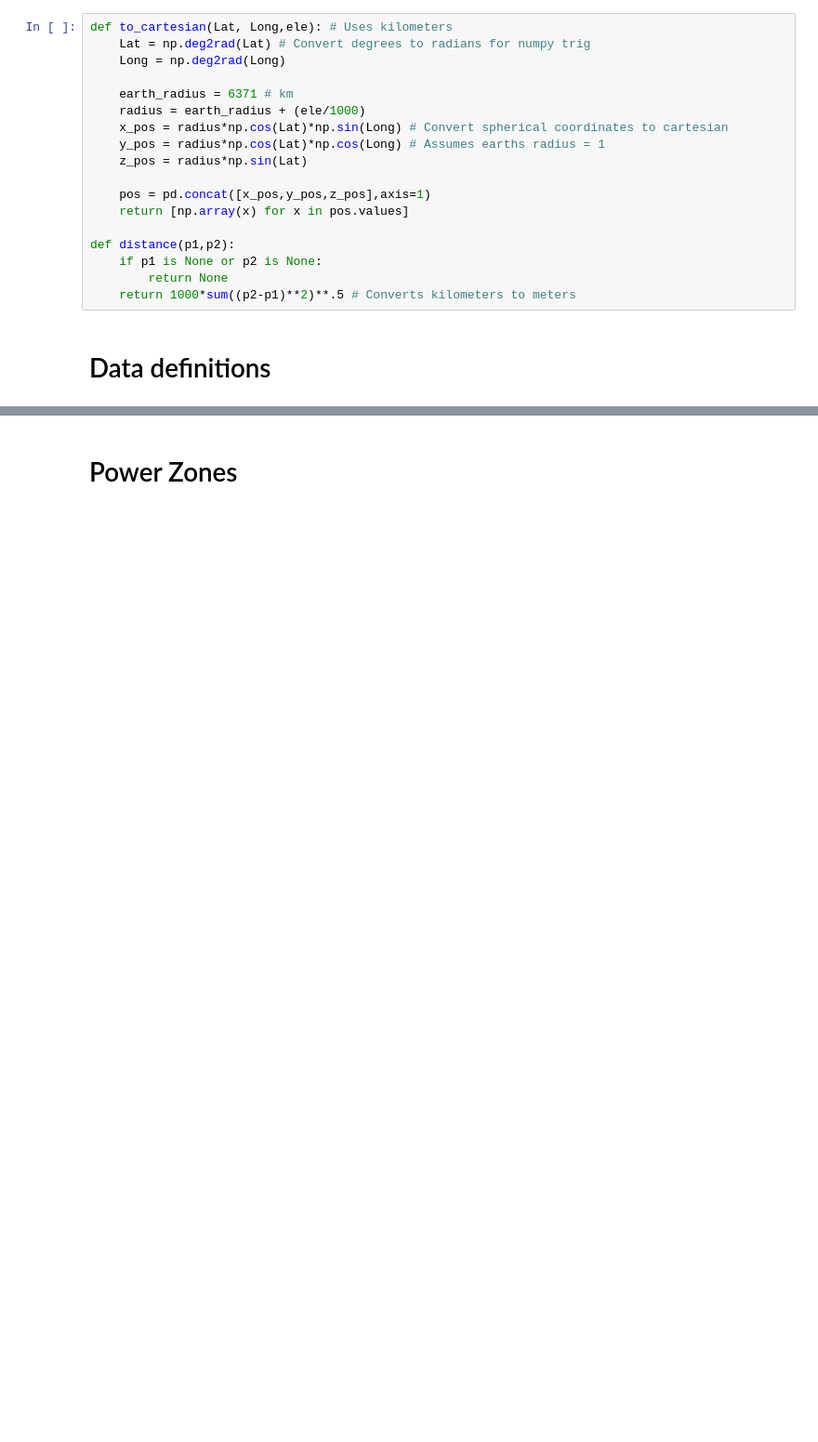
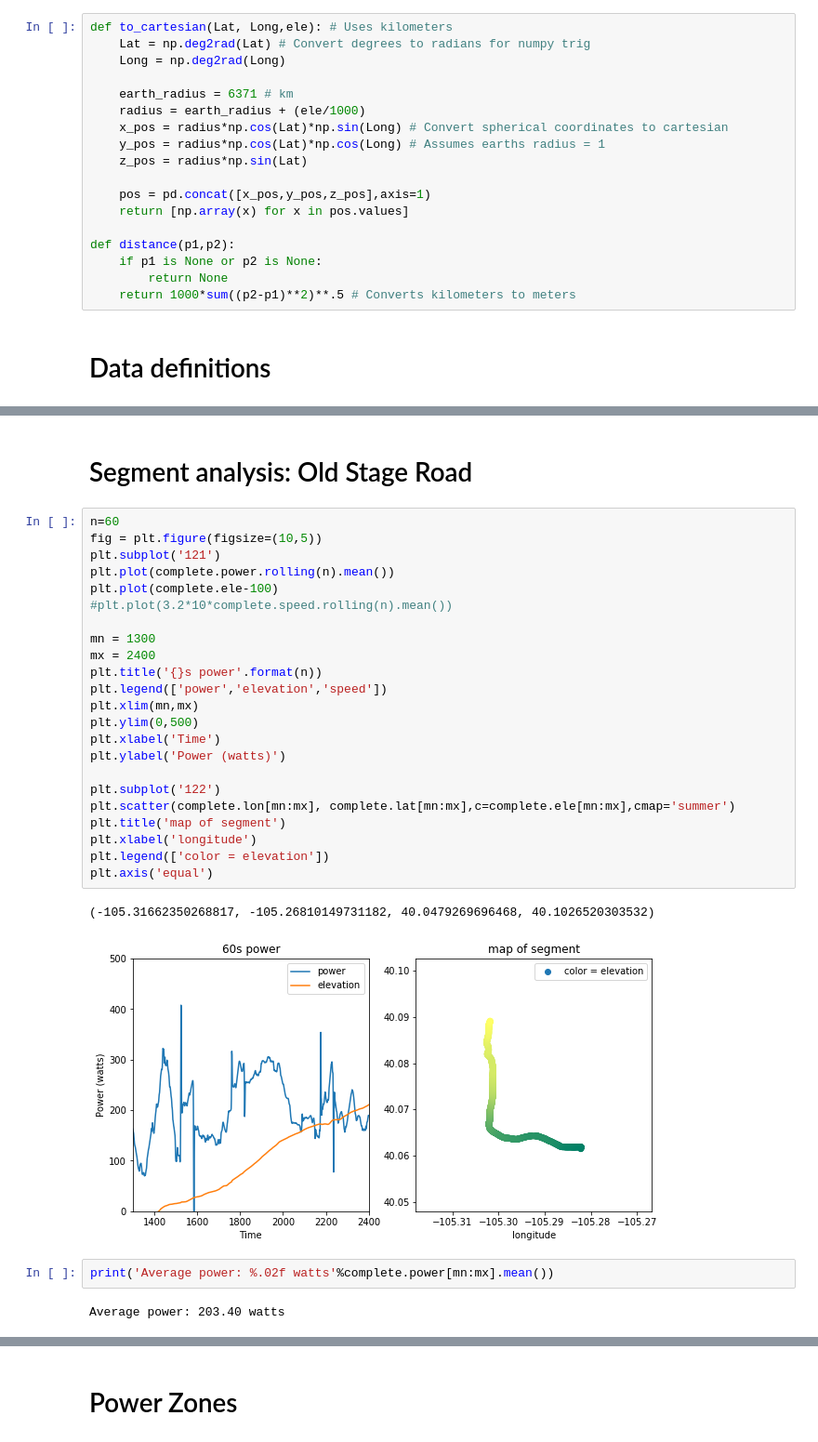
Before and after one commit to royceschultz/Cycling-Power-Calculator, a Jupyter notebook: strava.ipynb, the cells around one changed output, grey strips where cells are left out. Shown at 93% size. Cells and saved outputs as stored; diff of their text form; blank space fills up the shorter version.

```diff
--- a/strava.ipynb
+++ b/strava.ipynb
@@ -143,0 +186,32 @@ Average air resistance: 119.43699242280789 watts
+# %% [markdown]
+# Segment analysis: Old Stage Road
+# %%
+n=60
+fig = plt.figure(figsize=(10,5))
+plt.subplot('121')
+plt.plot(complete.power.rolling(n).mean())
+plt.plot(complete.ele-100)
+#plt.plot(3.2*10*complete.speed.rolling(n).mean())
+
+mn = 1300
+mx = 2400
+plt.title('{}s power'.format(n))
+plt.legend(['power','elevation','speed'])
+plt.xlim(mn,mx)
+plt.ylim(0,500)
+plt.xlabel('Time')
+plt.ylabel('Power (watts)')
+
+plt.subplot('122')
+plt.scatter(complete.lon[mn:mx], complete.lat[mn:mx],c=complete.ele[mn:mx],cmap='summer')
+plt.title('map of segment')
+plt.xlabel('longitude')
+plt.legend(['color = elevation'])
+plt.axis('equal')
+# %% [output]
+(-105.31662350268817, -105.26810149731182, 40.0479269696468, 40.1026520303532)
+[figure, added]
+# %%
+print('Average power: %.02f watts'%complete.power[mn:mx].mean())
+# %% [output]
+Average power: 203.40 watts
```
Also changed, not shown: parts of 32 cells of this notebook, 12 other files.
